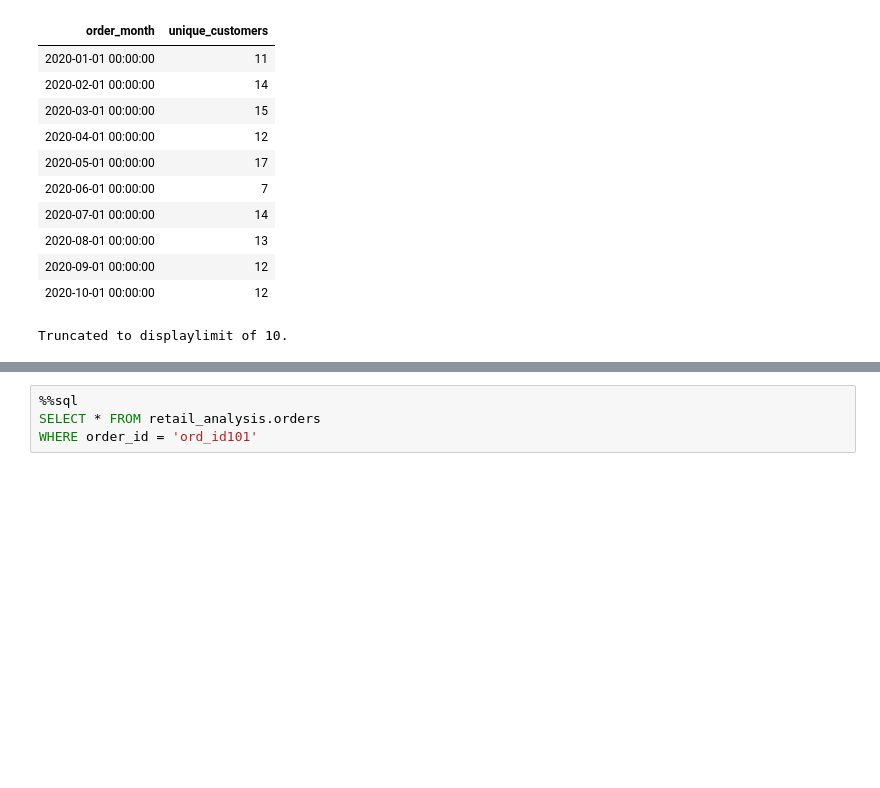
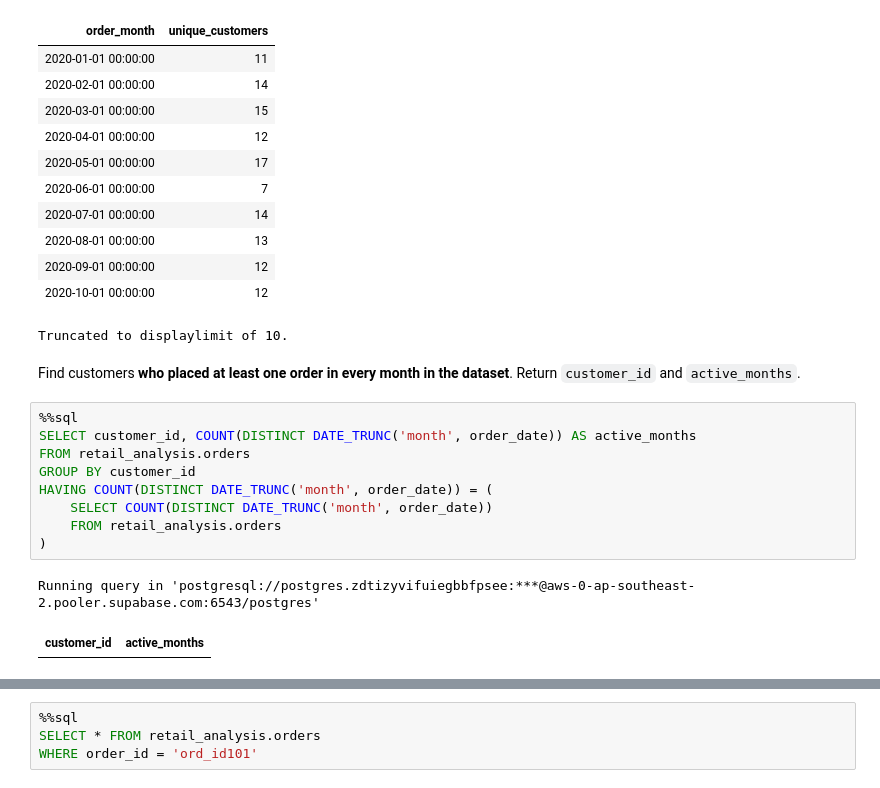
Before and after one commit to umesh-creates/sql_pandas_exercise_and_notes, a Jupyter notebook: retail_analysis exercise/date _and_time.ipynb, the cells around one changed output, grey strips where cells are left out. Drawn from its saved outputs; the diff is of its cells as text; blank space fills up the shorter version.

Commit message:
customers who placed at least one order in each month

```diff
--- a/retail_analysis exercise/date _and_time.ipynb
+++ b/retail_analysis exercise/date _and_time.ipynb
@@ -2313,3 +2313,17 @@ Running query in 'postgresql://postgres.zdtizyvifuiegbbfpsee:***@aws-0-ap-southe
 | 2020-09-01 00:00:00 | 12 |
 | 2020-10-01 00:00:00 | 12 |
 Truncated to displaylimit of 10.
+# %% [markdown]
+Find customers **who placed at least one order in every month in the dataset**. Return `customer_id` and `active_months`.
+# %%
+%%sql
+SELECT customer_id, COUNT(DISTINCT DATE_TRUNC('month', order_date)) AS active_months
+FROM retail_analysis.orders
+GROUP BY customer_id
+HAVING COUNT(DISTINCT DATE_TRUNC('month', order_date)) = (
+    SELECT COUNT(DISTINCT DATE_TRUNC('month', order_date))
+    FROM retail_analysis.orders
+)
+# %% [output]
+Running query in 'postgresql://postgres.zdtizyvifuiegbbfpsee:***@aws-0-ap-southeast-2.pooler.supabase.com:6543/postgres'
+| customer_id | active_months |
```
Also changed, not shown: parts of 1 cell of this notebook.
